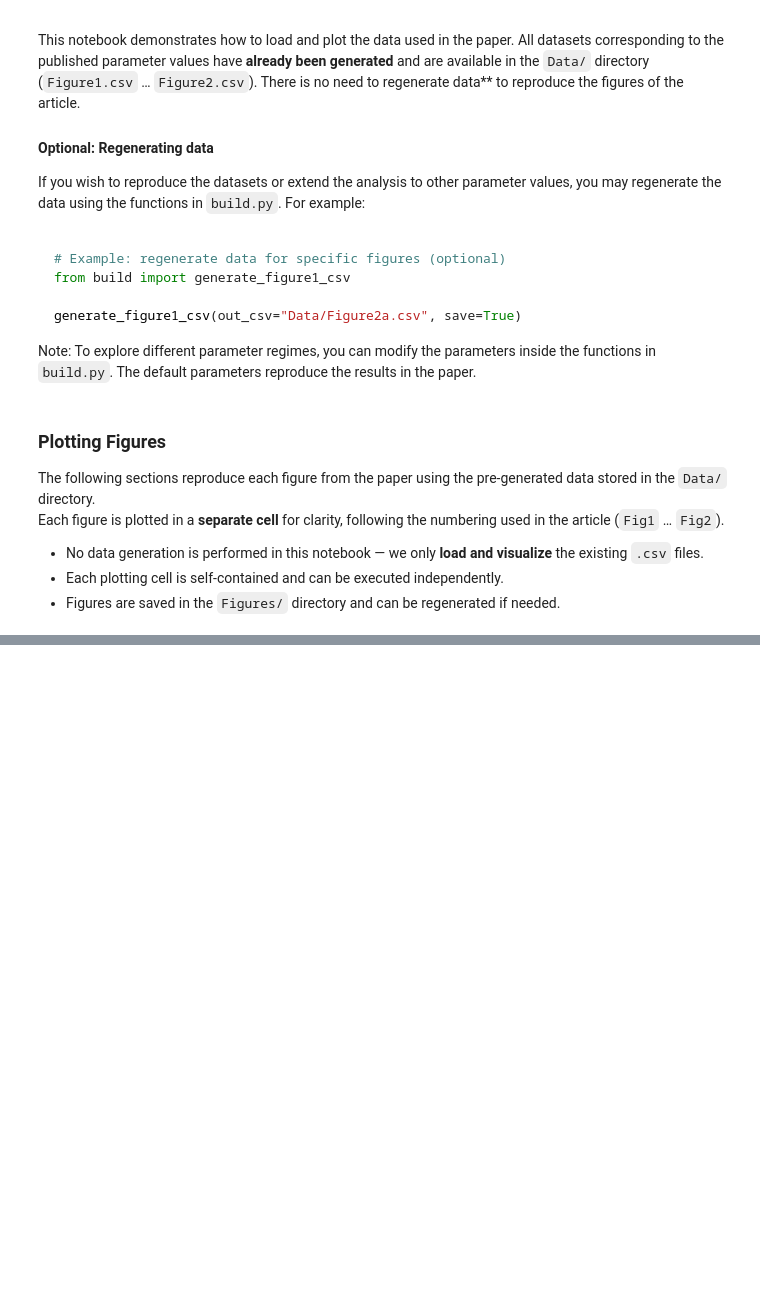
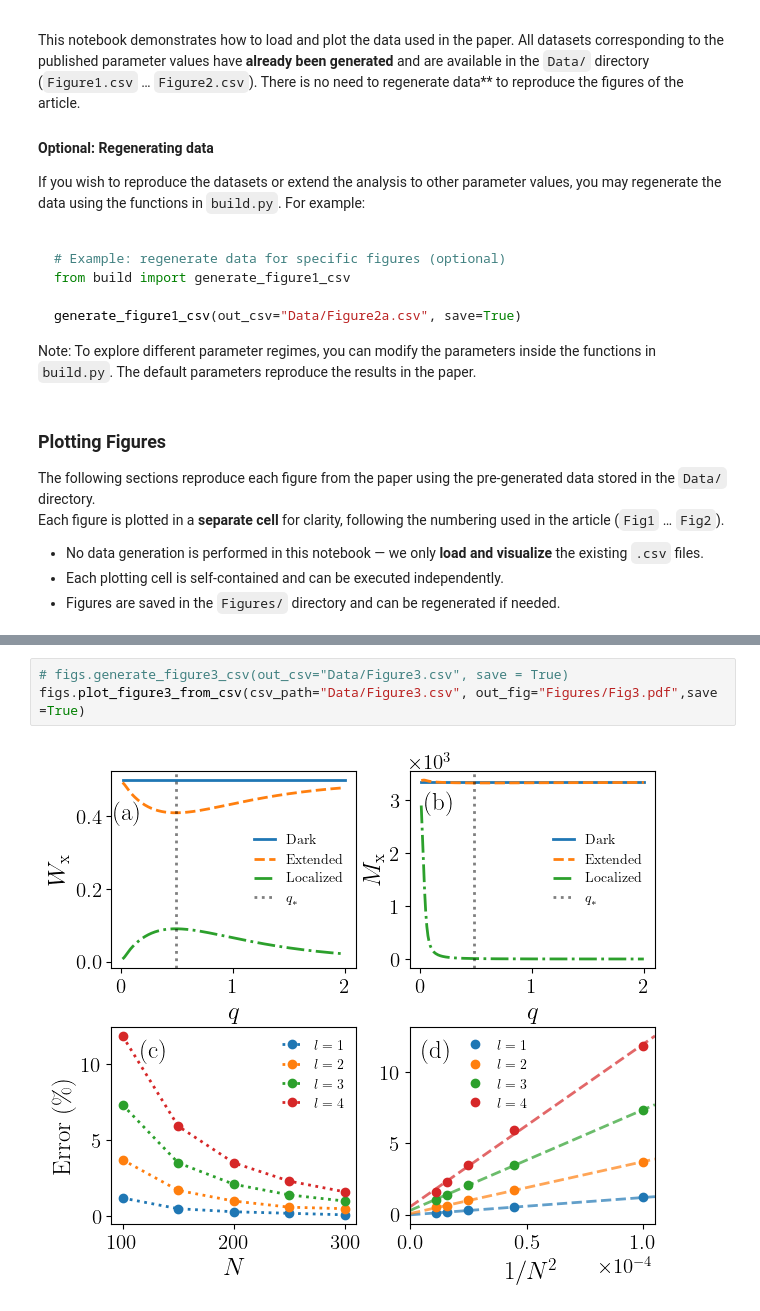
Before and after one commit to sayanr5834/NN_single_defect, a Jupyter notebook: plotting.ipynb, the cells around one changed output, grey strips where cells are left out. Drawn from its saved outputs; the diff is of its cells as text; blank space fills up the shorter version.

Commit message:
updated new figures

```diff
--- a/plotting.ipynb
+++ b/plotting.ipynb
@@ -50,0 +56,5 @@ figs.plot_figure2_from_csv(csv_path="Data/Figure2.csv", out_fig="Figures/Fig2.pd
+# %%
+# figs.generate_figure3_csv(out_csv="Data/Figure3.csv", save = True)
+figs.plot_figure3_from_csv(csv_path="Data/Figure3.csv", out_fig="Figures/Fig3.pdf",save =True)
+# %% [output]
+[figure, added]
```
Also changed, not shown: parts of 3 cells of this notebook.
